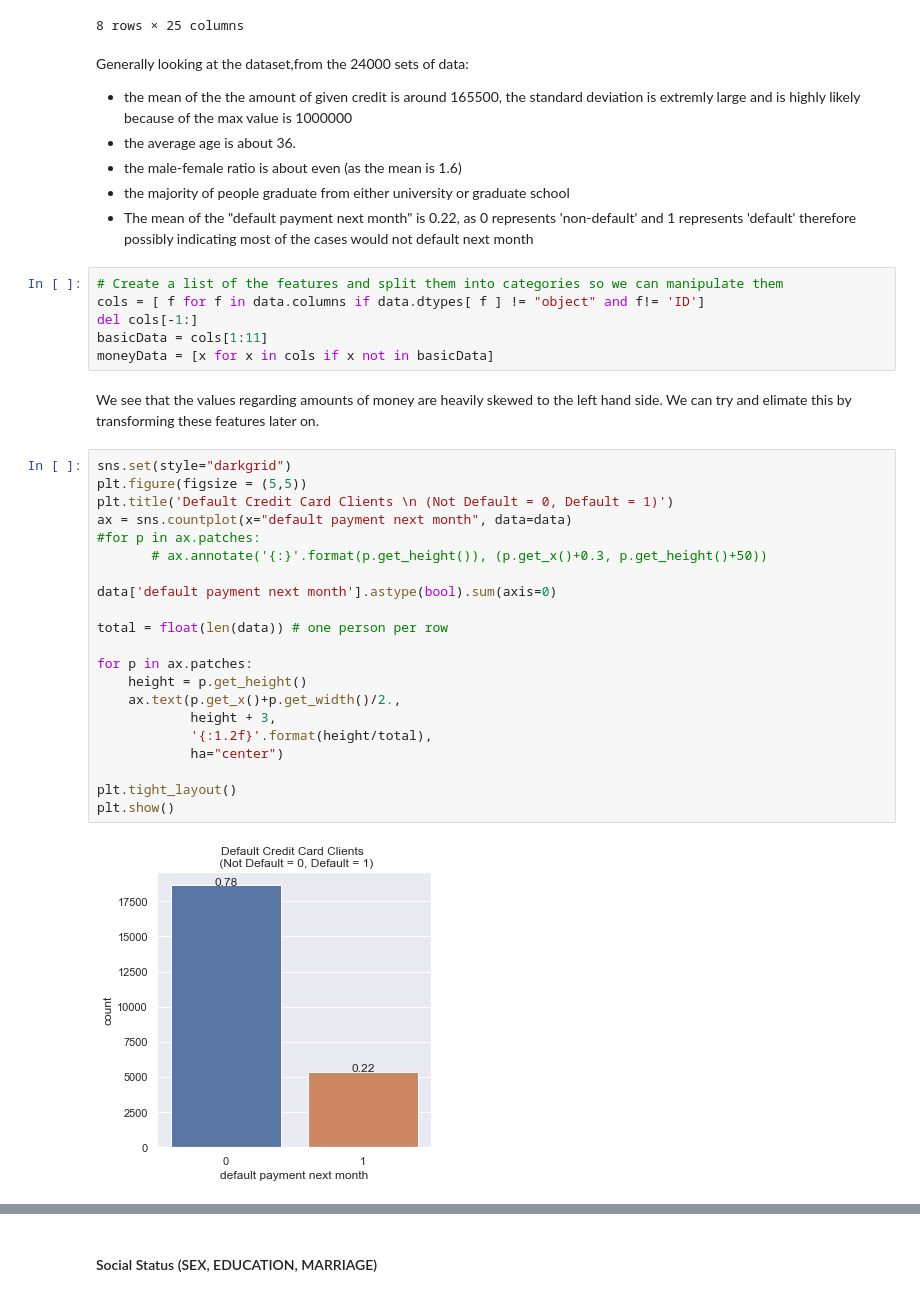
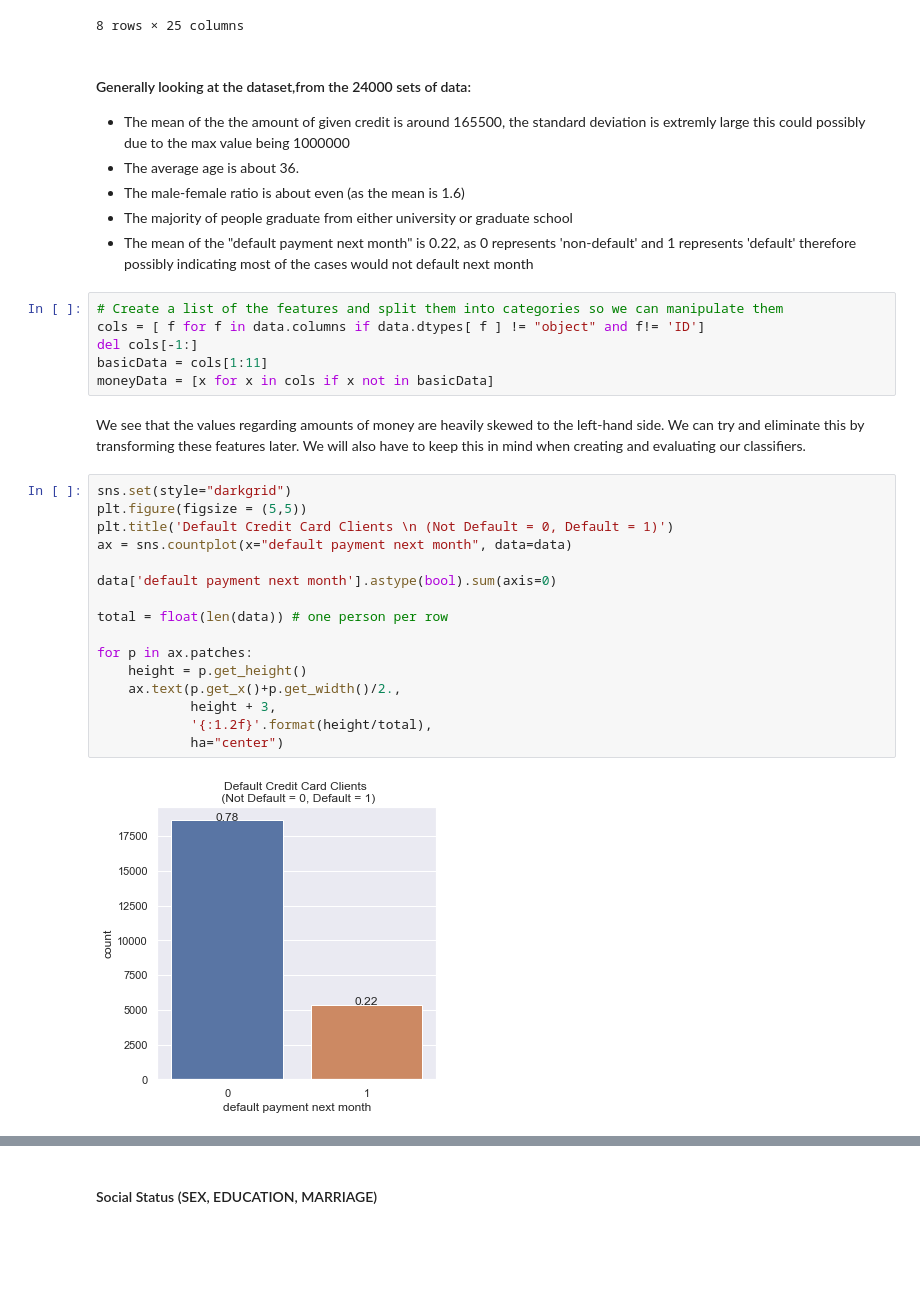
Before and after one commit to AbhinathK/CreditCardML, a Jupyter notebook: CreditCardData.ipynb, the cells around one changed output, grey strips where cells are left out. Drawn from its saved outputs; the diff is of its cells as text; blank space fills up the shorter version.

```diff
--- a/CreditCardData.ipynb
+++ b/CreditCardData.ipynb
@@ -86,11 +86,11 @@ data.describe()
 | max | 24000.000000 | 1000000.000000 | 2.000000 | 6.000000 | 3.00000 | 79.000000 | 8.000000 | 8.00000 | 8.000000 | 8.000000 | ... |
 8 rows × 25 columns
 # %% [markdown]
-Generally looking at the dataset,from the 24000 sets of data:
-* the mean of the the amount of given credit is around 165500, the standard deviation is extremly large and is highly likely because of the max value is 1000000
-* the average age is about 36.
-* the male-female ratio is about even (as the mean is 1.6)
-* the majority of people graduate from either university or graduate school
+#### Generally looking at the dataset,from the 24000 sets of data:
+* The mean of the the amount of given credit is around 165500, the standard deviation is extremly large this could possibly due to the max value being 1000000
+* The average age is about 36.
+* The male-female ratio is about even (as the mean is 1.6)
+* The majority of people graduate from either university or graduate school
 * The mean of the "default payment next month" is 0.22, as 0 represents 'non-default' and 1 represents 'default' therefore possibly indicating most of the cases would not default next month
 # %%
 # Create a list of the features and split them into categories so we can manipulate them
@@ -99,28 +99,23 @@ del cols[-1:]
 basicData = cols[1:11]
 moneyData = [x for x in cols if x not in basicData]
 # %% [markdown]
-We see that the values regarding amounts of money are heavily skewed to the left hand side. We can try and elimate this by transforming these features later on.
+We see that the values regarding amounts of money are heavily skewed to the left-hand side. We can try and eliminate this by transforming these features later. We will also have to keep this in mind when creating and evaluating our classifiers.
 # %%
 sns.set(style="darkgrid")
 plt.figure(figsize = (5,5))
 plt.title('Default Credit Card Clients \n (Not Default = 0, Default = 1)')
 ax = sns.countplot(x="default payment next month", data=data)
-#for p in ax.patches:
-       # ax.annotate('{:}'.format(p.get_height()), (p.get_x()+0.3, p.get_height()+50))
 
 data['default payment next month'].astype(bool).sum(axis=0)
 
 total = float(len(data)) # one person per row
 
 for p in ax.patches:
     height = p.get_height()
     ax.text(p.get_x()+p.get_width()/2.,
             height + 3,
             '{:1.2f}'.format(height/total),
             ha="center")
-
-plt.tight_layout()
-plt.show()
 # %% [output]
-[figure, old version]
+[figure, new version]
 # %% [markdown]
```
Also changed, not shown: parts of 28 cells of this notebook.
